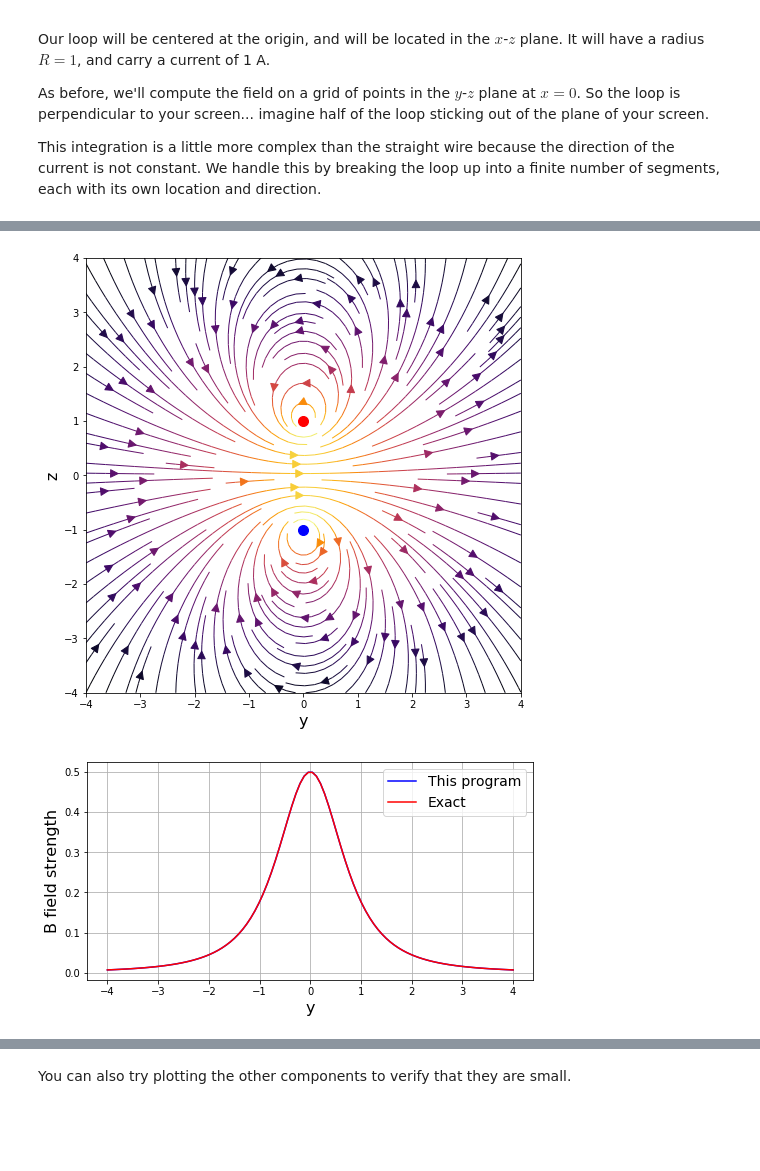
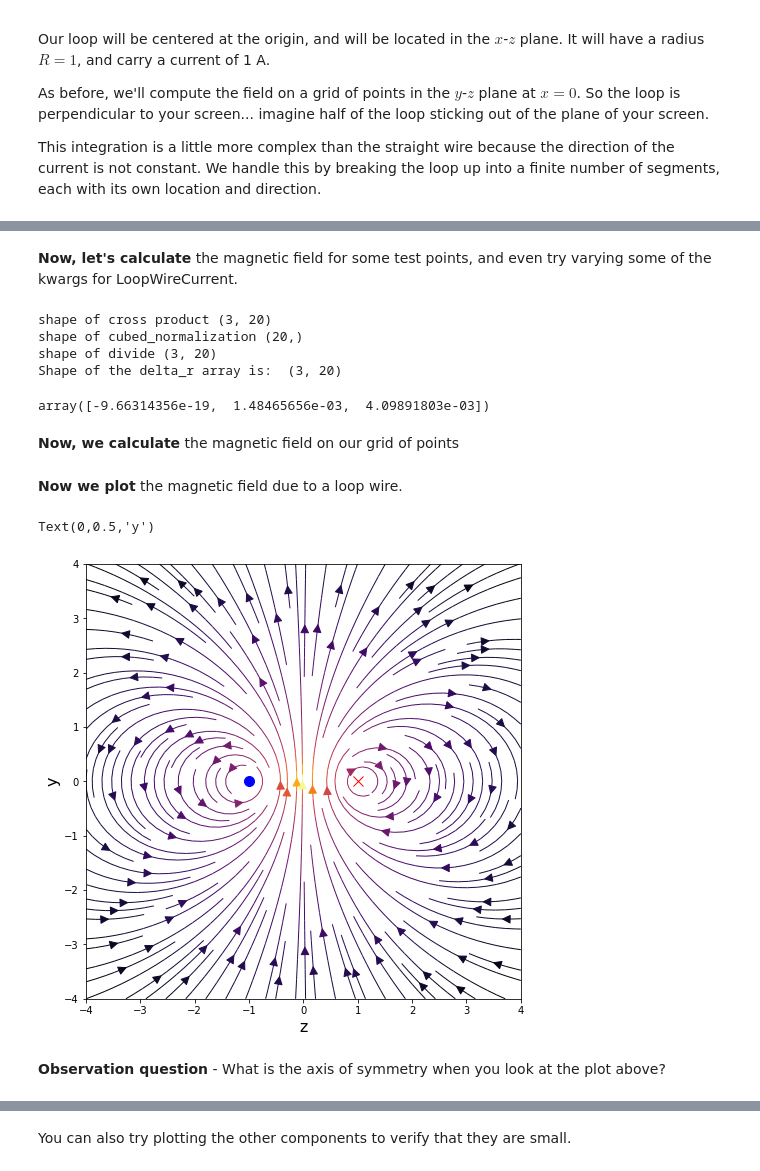
Before and after one commit to Phys260WI2020/HW8, a Jupyter notebook: HW_08.ipynb, the cells around one changed output, grey strips where cells are left out. Cells and saved outputs as stored; diff of their text form; code cells hidden in the pictures; blank space fills up the shorter version.

```diff
--- a/HW_08.ipynb
+++ b/HW_08.ipynb
@@ -147,7 +151,7 @@ def calc_bfield_at_point(grid_point, current_object, print_array_shapes=False) :
     Idl = current_object.I * current_object.dl
 
     # Key pieces of the Biot-Savart Law
-    Idlxdelta_r = np.cross(Idl, delta_r, axisb=0, axisc=0)  # This has shape 3 x number_dl_segments
+    Idlxdelta_r = np.cross(Idl, delta_r, axisa=0, axisb=0, axisc=0)  # This has shape 3 x number_dl_segments
     cubed_normalization = np.linalg.norm(delta_r, axis=0)**3 # This has shape (number_dl_segments)
     biot_savart_integrand = np.divide(Idlxdelta_r, cubed_normalization)
     if print_array_shapes :
@@ -204,7 +208,7 @@ print('Stacked grid shape', stacked_gridpts.shape)
 print('Original y_gridpts shape:',y_gridpts.shape)
 
 # Now, calculate the b_field in ONE LINE!
-b_field = np.apply_along_axis(calc_bfield_at_point, 0, full_grid, LineWireCurrent(I=1.0))
+b_field = np.apply_along_axis(calc_bfield_at_point, 0, stacked_gridpts, LineWireCurrent(I=1.0))
 
 # The magnitude of the b_field at each point is also useful
 magnitude_b_field = np.linalg.norm(b_field, axis=0)
@@ -302,13 +308,3 @@ Our loop will be centered at the origin, and will be located in the $x$-$z$ plan
 As before, we'll compute the field on a grid of points in the $y$-$z$ plane at $x=0$. So the loop is perpendicular to your screen... imagine half of the loop sticking out of the plane of your screen.
 
 This integration is a little more complex than the straight wire because the direction of the current is not constant. We handle this by breaking the loop up into a finite number of segments, each with its own location and direction.
-# %%
-# define a loop of current. This is centered at the origin, has radius 1, and is in the x-z plane
-R=1
-nstep = 10      # number of segments to divide the loop into (code gets very slow if this is too big)
-phi = np.linspace(0, 2*np.pi, nstep)
-xloop = R*np.cos(phi)
-yloop = np.zeros(nstep)
-zloop = R*np.sin(phi)
-
-ds = 2*np.pi*R/nstep   # element of arc length
@@ -368,16 +342,46 @@ Field point:  9000
+# %% [markdown]
+**Now, let's calculate** the magnetic field for some test points, and even try varying some of the kwargs for LoopWireCurrent.
+# %%
+calc_bfield_at_point(np.array([0,4,4]), LoopWireCurrent(I=2.), print_array_shapes=True)
+# %% [output]
+shape of cross product (3, 20)
+shape of cubed_normalization (20,)
+shape of divide (3, 20)
+Shape of the delta_r array is:  (3, 20)
+array([-9.66314356e-19,  1.48465656e-03,  4.09891803e-03])
+# %% [markdown]
+**Now, we calculate** the magnetic field on our grid of points
+# %%
+# Now, calculate the b_field in ONE LINE!
+b_field_loop = np.apply_along_axis(calc_bfield_at_point, 0, stacked_gridpts, LoopWireCurrent(I=1.0))
+
+# The magnitude of the b_field at each point is also useful
+magnitude_b_field_loop = np.linalg.norm(b_field, axis=0)
+
+# Get things back into the shape of the desired meshgrid outputs:
+B_y_loop = b_field_loop[1][0]
+B_z_loop = b_field_loop[2][0]
+# %% [markdown]
+**Now we plot** the magnetic field due to a loop wire.
 # %%
 fig, ax1 = plt.subplots(1, figsize=(8,8))
-color = 2 * np.log(magB)    # colors the arrows based on field strength
-ax1.streamplot(y, z, B_y, B_z, color=color, linewidth=1, cmap=plt.cm.inferno,
-              density=1.5, arrowstyle='simple', arrowsize=1.5)
-ax1.plot(0,1,'o', markersize=10, color='r')   # indicate where the loop sticks in and out
-ax1.plot(0,-1,'o', markersize=10, color='b')   # indicate where the loop sticks in and out
+color = 2 * np.log(magnitude_b_field[0])    # colors the arrows based on field strength
+
+ax1.streamplot(z_gridpts[0], y_gridpts[0], B_z_loop, B_y_loop, color=color, linewidth=1,
+               cmap=plt.cm.inferno, density=1.5, arrowstyle='simple', arrowsize=1.5)
+
+ax1.plot(1,0,'x', markersize=10, color='r')   # indicate where the loop sticks in and out
+ax1.plot(-1,0,'o', markersize=10, color='b')   # indicate where the loop sticks in and out
+
 ax1.set_aspect('equal')
-ax1.set_xlim([coord_min,coord_max])
-ax1.set_ylim([coord_min,coord_max])
-ax1.set_xlabel('y', fontsize=16)
-lab = ax1.set_ylabel('z', fontsize=16)
+ax1.set_xlim([-4,4])
+ax1.set_ylim([-4,4])
+ax1.set_xlabel('z', fontsize=16)
+ax1.set_ylabel('y', fontsize=16)
 # %% [output]
+Text(0,0.5,'y')
-[figure, old version]
+[figure, new version]
+# %% [markdown]
+**Observation question** - What is the axis of symmetry when you look at the plot above?
 # %%
 # This is the exact solution along the axis of symmetry
@@ -386,15 +390,0 @@ def B_loop(z, I=1, R=1):
-# %%
-# Make a plot of the field strength along the y-axis at z=0
-# Compare to the exact result
-fix, ax = plt.subplots(1, figsize=(8,4))
-mid = int(Ngrid/2)
-yaxis = y[mid,:]
-Baxis = B_y[mid,:]      # along the y-axis, B points in the y-direction, so use this component.
-ax.plot(yaxis, Baxis, color='b', label='This program')
-ax.plot(yaxis, B_loop(yaxis), color='r', label='Exact')
-ax.set_xlabel('y', fontsize=16)
-ax.set_ylabel('B field strength', fontsize=16)
-ax.legend(fontsize=14)
-ax.grid()
-# %% [output]
-[figure, removed]
```
Also changed, not shown: parts of 29 cells of this notebook.
